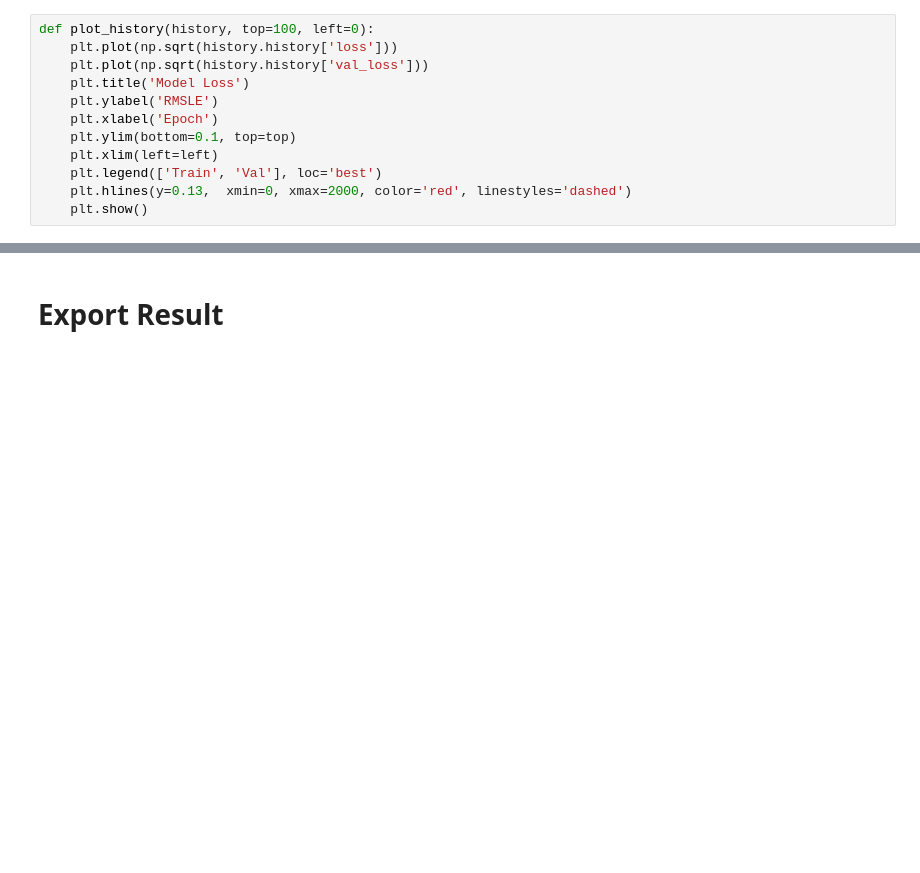
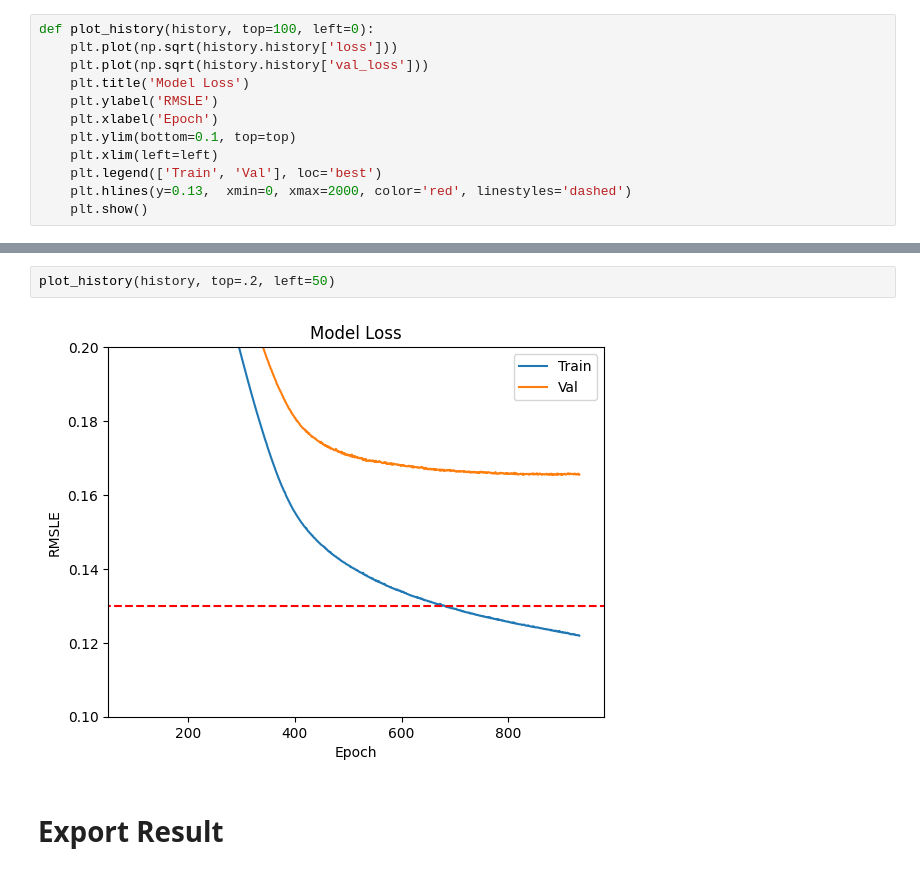
Before and after one commit to HelloSunPKU2023/Kaggle, a Jupyter notebook: HousePrice/HousePrice.ipynb, the cells around one changed output, grey strips where cells are left out. Saved outputs shown, nothing was run; the diff lists cells and outputs as text; blank space fills up the shorter version.

```diff
--- a/HousePrice/HousePrice.ipynb
+++ b/HousePrice/HousePrice.ipynb
@@ -834,3 +883,7 @@ def plot_history(history, top=100, left=0):
+# %%
+plot_history(history, top=.2, left=50)
+# %% [output]
+[figure, new version]
 # %% [markdown]
 # Export Result
 # %%
```
Also changed, not shown: parts of 21 cells of this notebook.
